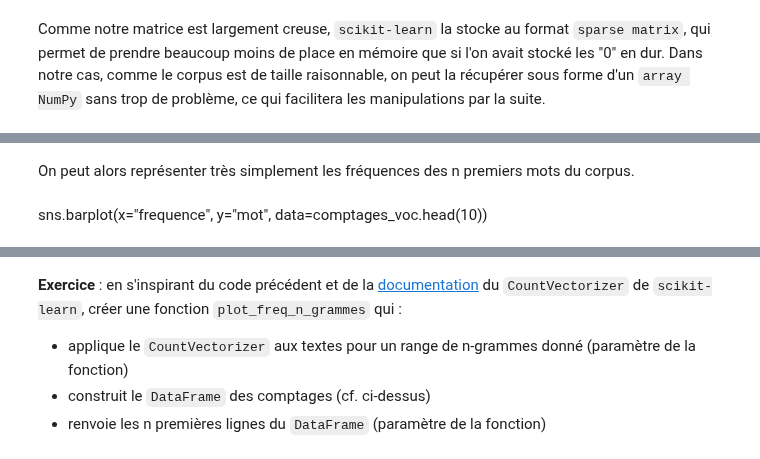
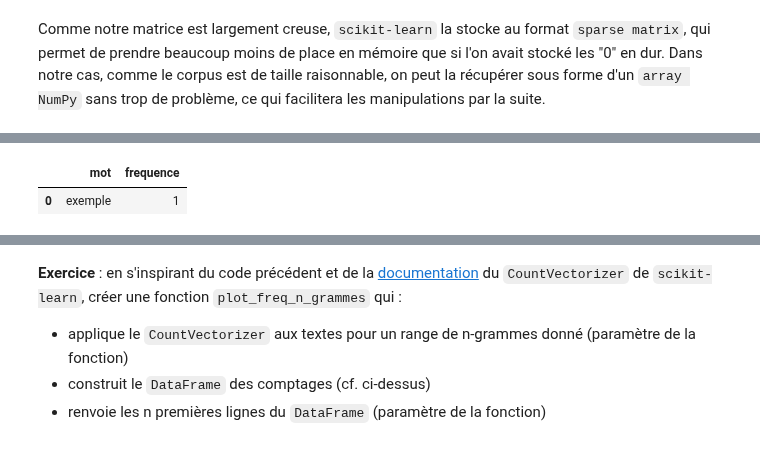
Before and after one commit to InseeFrLab/funathon2023_sujet5, a Jupyter notebook: tutoriel.ipynb, the cells around one changed output, grey strips where cells are left out. Cells and saved outputs as stored; diff of their text form; code cells hidden in the pictures.

```diff
--- a/tutoriel.ipynb
+++ b/tutoriel.ipynb
@@ -861,4 +949,10 @@ comptages_voc.head()
-# %% [markdown]
-On peut alors représenter très simplement les fréquences des n premiers mots du corpus.
-# %% [markdown]
-sns.barplot(x="frequence", y="mot", data=comptages_voc.head(10))
+# %%
+comptages_voc = pd.DataFrame(
+    {'mot': ["exemple"],
+     'frequence': [1]}
+)  # TODO
+
+comptages_voc.head()
+# %% [output]
+|  | mot | frequence |
+| 0 | exemple | 1 |
```
Also changed, not shown: parts of 84 cells of this notebook, 1 other file.
